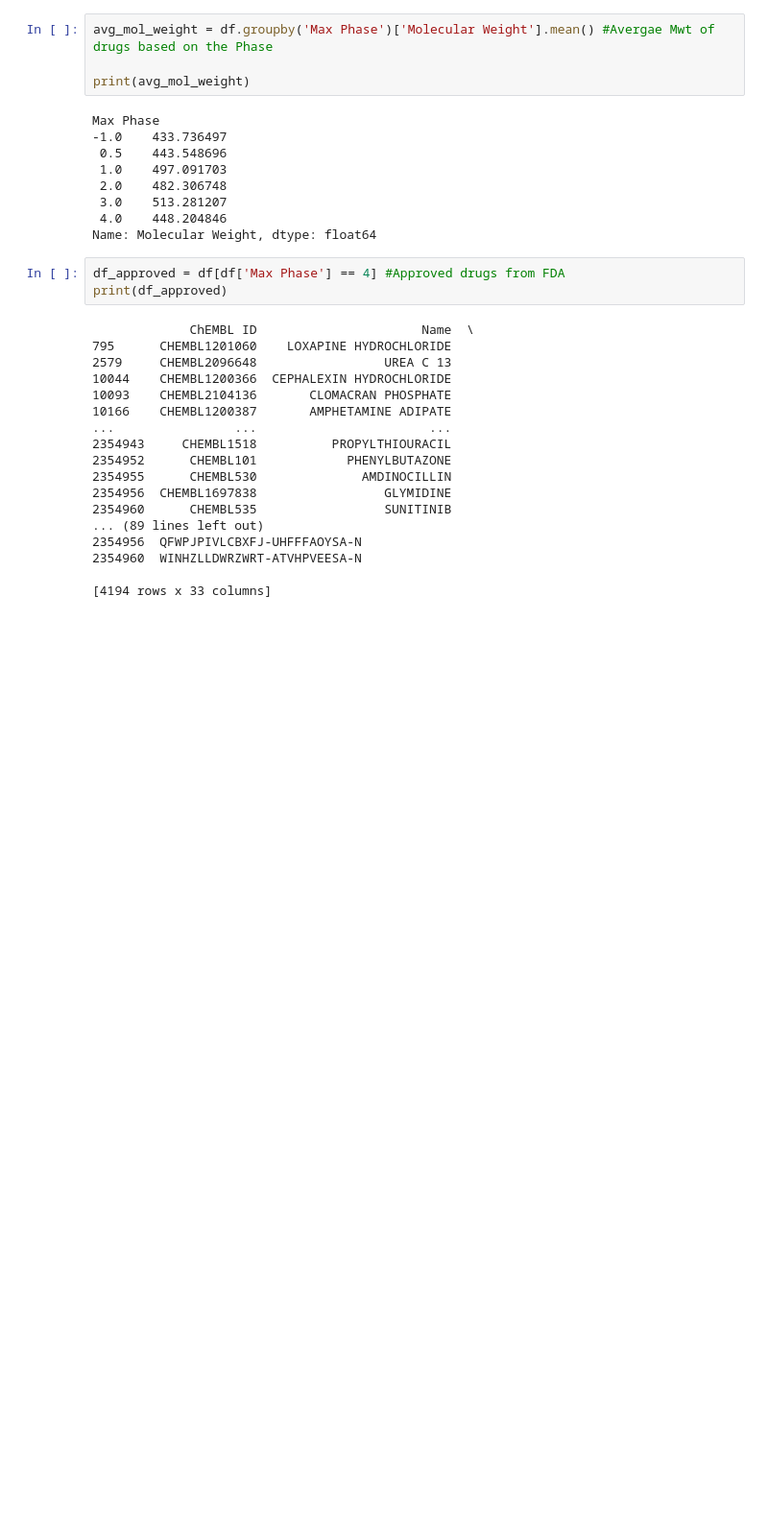
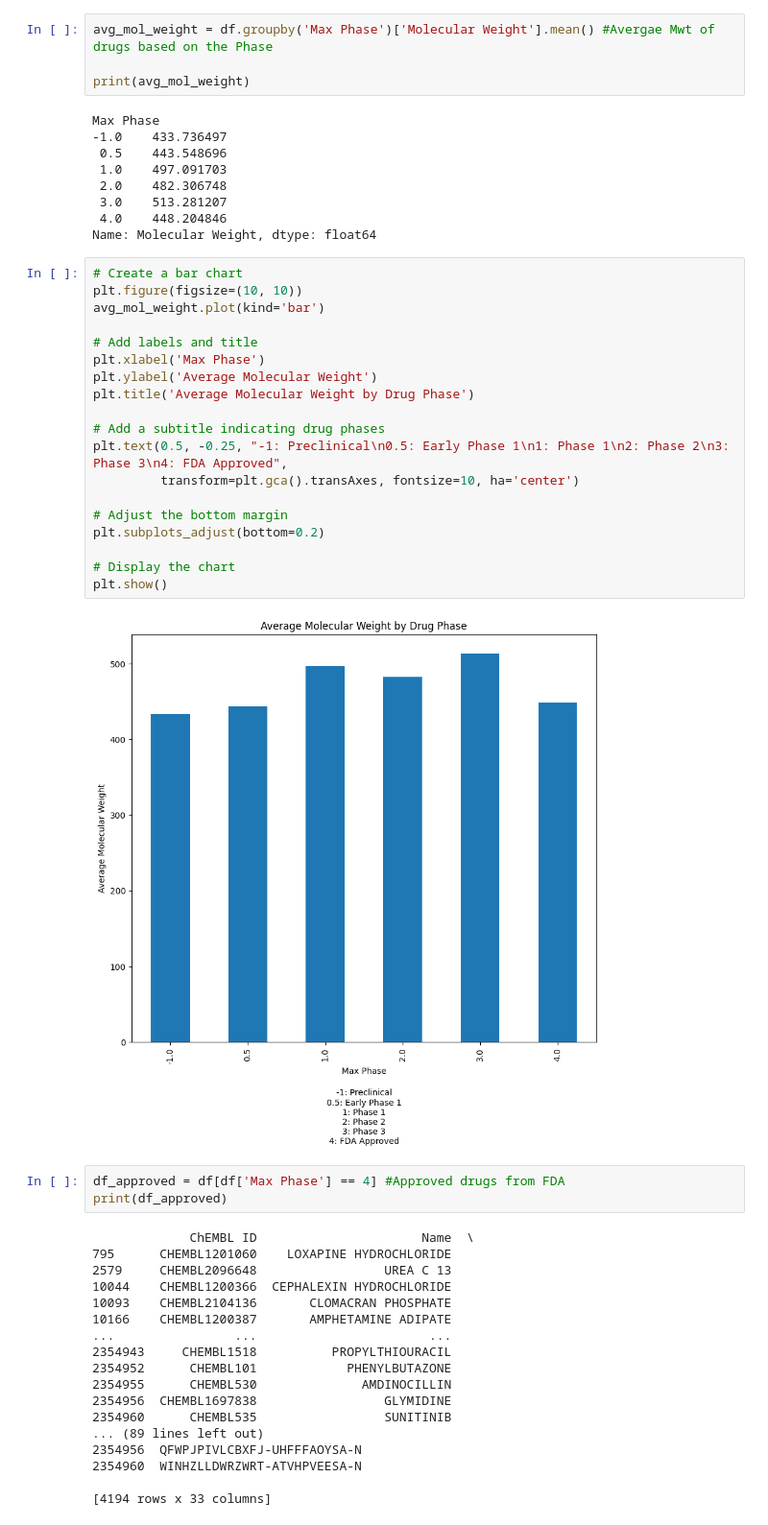
Before and after one commit to Ahmedelmaamounamin/Drugs, a Jupyter notebook: drugs.ipynb, the cells around one changed output. Shown: that part at 96% size. Cells and saved outputs as stored; diff of their text form; blank space fills up the shorter version.

```diff
--- a/drugs.ipynb
+++ b/drugs.ipynb
@@ -96,6 +132,27 @@ Max Phase
  3.0    513.281207
  4.0    448.204846
 Name: Molecular Weight, dtype: float64
+# %%
+# Create a bar chart
+plt.figure(figsize=(10, 10))
+avg_mol_weight.plot(kind='bar')
+
+# Add labels and title
+plt.xlabel('Max Phase')
+plt.ylabel('Average Molecular Weight')
+plt.title('Average Molecular Weight by Drug Phase')
+
+# Add a subtitle indicating drug phases
+plt.text(0.5, -0.25, "-1: Preclinical\n0.5: Early Phase 1\n1: Phase 1\n2: Phase 2\n3: Phase 3\n4: FDA Approved",
+         transform=plt.gca().transAxes, fontsize=10, ha='center')
+
+# Adjust the bottom margin
+plt.subplots_adjust(bottom=0.2)
+
+# Display the chart
+plt.show()
+# %% [output]
+[figure, added]
 # %%
 df_approved = df[df['Max Phase'] == 4] #Approved drugs from FDA
 print(df_approved)
```
Also changed, not shown: parts of 13 cells of this notebook.
